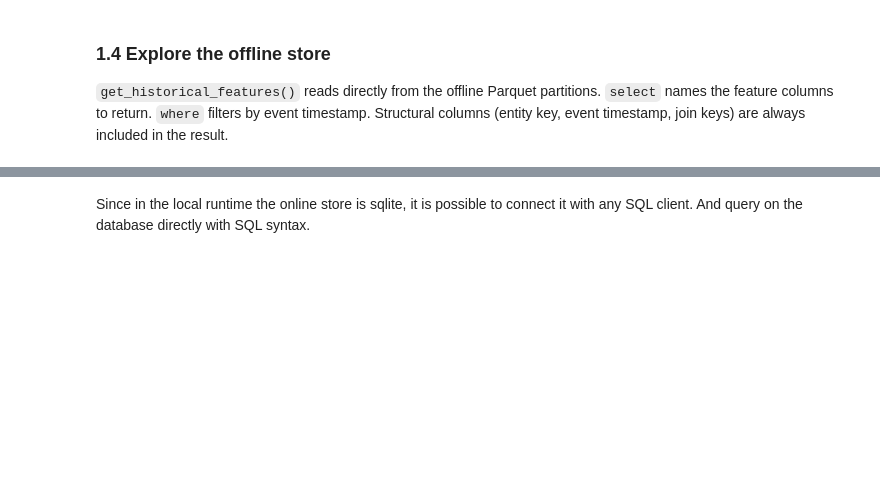
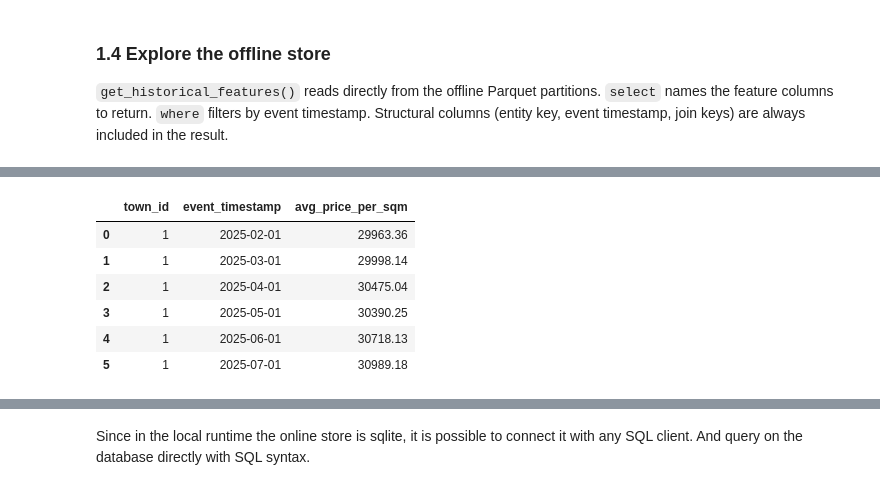
Before and after one commit to fedaipaca/kitefs-examples, a Jupyter notebook: training/price_prediction.ipynb, the cells around one changed output, grey strips where cells are left out. Saved outputs shown, nothing was run; the diff lists cells and outputs as text; code cells hidden in the pictures; blank space fills up the shorter version.

```diff
--- a/training/price_prediction.ipynb
+++ b/training/price_prediction.ipynb
@@ -171,0 +398,29 @@ It is also possible to retrieve historical features by joining two feature group
+# %%
+# Every town_market_features snapshot KiteFS could consider for town_id = 1.
+# event_timestamp is stamped on the FIRST day of the following month,
+# e.g. the March aggregate only becomes available on 2025-04-01.
+market_snapshots = store.get_historical_features(
+    from_="town_market_features",
+    select=["avg_price_per_sqm"],
+    where={
+        "event_timestamp": {
+            "gte": datetime(2025, 1, 1),
+            "lte": datetime(2025, 7, 1),
+        }
+    },
+)
+
+town_1_snapshots = (
+    market_snapshots[market_snapshots["town_id"] == 1]
+    .sort_values("event_timestamp")
+    .reset_index(drop=True)
+)
+town_1_snapshots
+# %% [output]
+|  | town_id | event_timestamp | avg_price_per_sqm |
+| 0 | 1 | 2025-02-01 | 29963.36 |
+| 1 | 1 | 2025-03-01 | 29998.14 |
+| 2 | 1 | 2025-04-01 | 30475.04 |
+| 3 | 1 | 2025-05-01 | 30390.25 |
+| 4 | 1 | 2025-06-01 | 30718.13 |
+| 5 | 1 | 2025-07-01 | 30989.18 |
```
Also changed, not shown: parts of 62 cells of this notebook, 1 other file.
